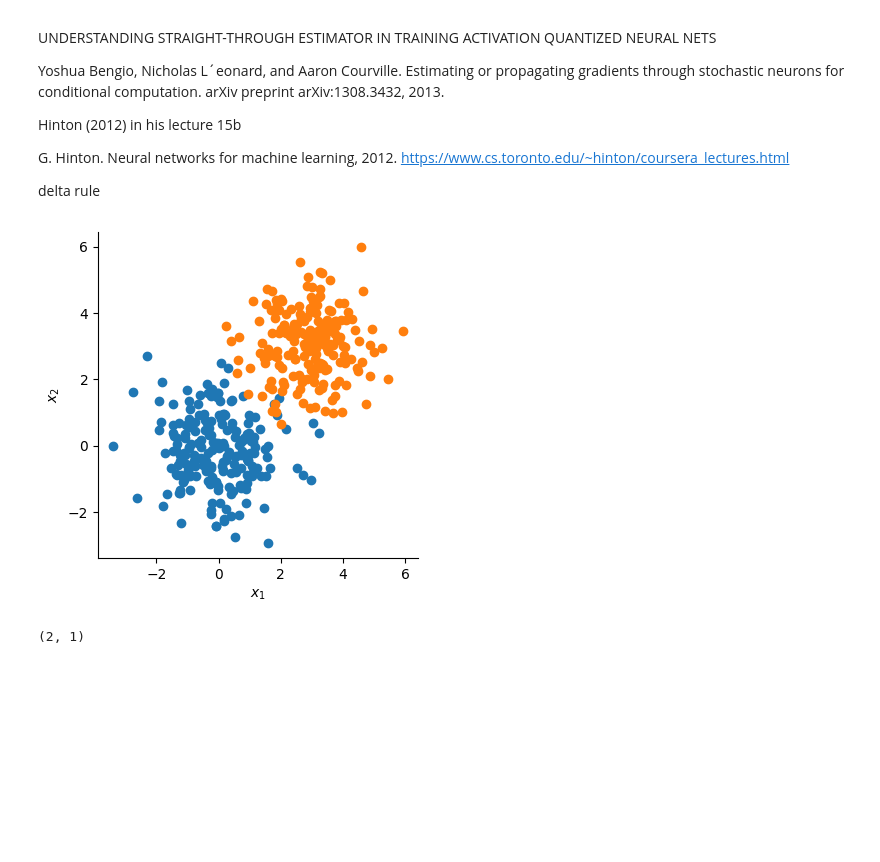
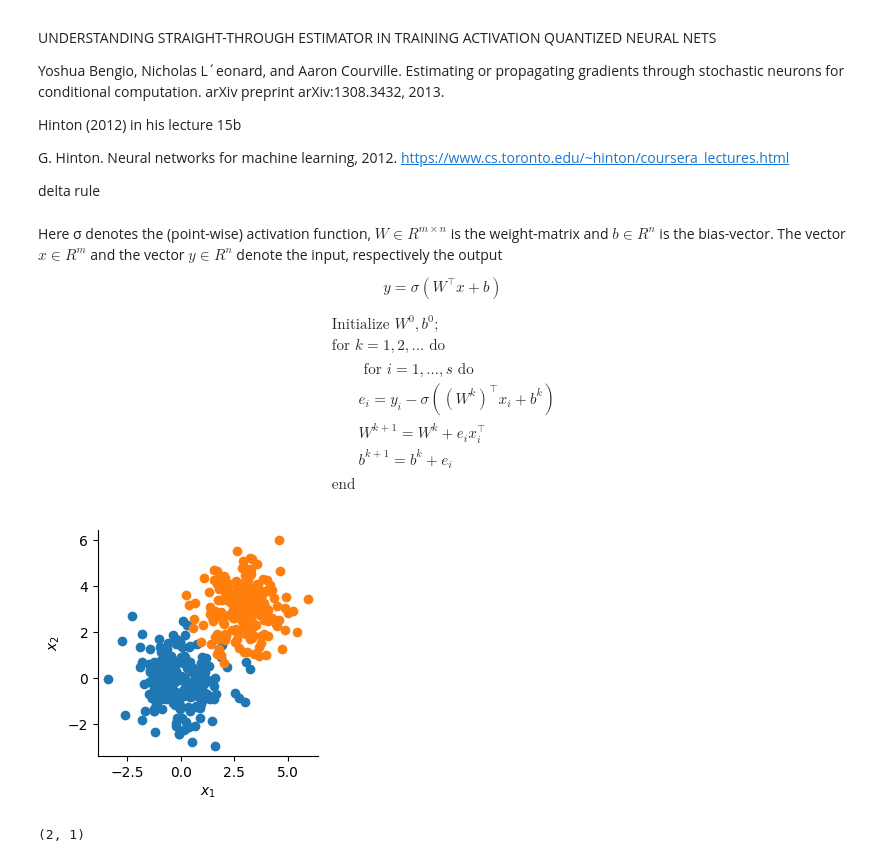
Before and after one commit to compneuro-julia/compneuro-julia-management, a Jupyter notebook: contents/local-learning-rule/logistic-regression-perceptron.ipynb, the cells around one changed output. Saved outputs shown, nothing was run; the diff lists cells and outputs as text; code cells hidden in the pictures; blank space fills up the shorter version.

```diff
--- a/contents/local-learning-rule/logistic-regression-perceptron.ipynb
+++ b/contents/local-learning-rule/logistic-regression-perceptron.ipynb
@@ -21,6 +23,32 @@ G. Hinton. Neural networks for machine learning, 2012.
 <https://www.cs.toronto.edu/~hinton/coursera_lectures.html>
 
 delta rule
+# %% [markdown]
+
+Here σ denotes the (point-wise) activation function, $W \in R^{m\times n}$
+is the weight-matrix and $b \in R^n$
+is
+the bias-vector. The vector $x \in R^m$ and the vector $y \in R^n$ denote the input, respectively the output
+
+$$
+\begin{equation}
+y=\sigma(W^\top x + b)
+\end{equation}
+$$
+
+$$
+\begin{align}
+& \text { Initialize } W^0, b^0 \text {; } \\
+& \text { for } k=1,2, \ldots \text { do } \\
+& \qquad \begin{array}{|l}
+\text { for } i=1, \ldots, s \text { do } \\
+e_i=y_i-\sigma\left(\left(W^k\right)^{\top} x_i+b^k\right) \\
+W^{k+1}=W^k+e_i x_i^{\top} \\
+b^{k+1}=b^k+e_i
+\end{array} \\
+& \text { end }
+\end{align}
+$$
 # %%
 using Random, PyPlot, ProgressMeter
 rc("axes.spines", top=false, right=false)
@@ -32,13 +60,14 @@ Random.seed!(1234);
 X = [randn(Int(N/2), dims);  3.0 .+ randn(Int(N/2), dims)];
 y = [zeros(Int(N/2)); ones(Int(N/2))];
 # %%
-figure(figsize=(4, 4))
-scatter(X[y.==0, 1], X[y.==0, 2])
-scatter(X[y.==1, 1], X[y.==1, 2])
-xlabel(L"$x_1$"); ylabel(L"$x_2$");
+fig, ax = subplots(figsize=(3, 3))
+for i in [0, 1]
+    ax.scatter(X[y.==i, 1], X[y.==i, 2])
+end
+ax.set_xlabel(L"$x_1$"); ax.set_ylabel(L"$x_2$");
 tight_layout()
 # %% [output]
-[figure, old version]
+[figure, new version]
 # %%
 m, n = 2, 1
 # %% [output]
```
Also changed, not shown: parts of 10 cells of this notebook, 2 other files.
